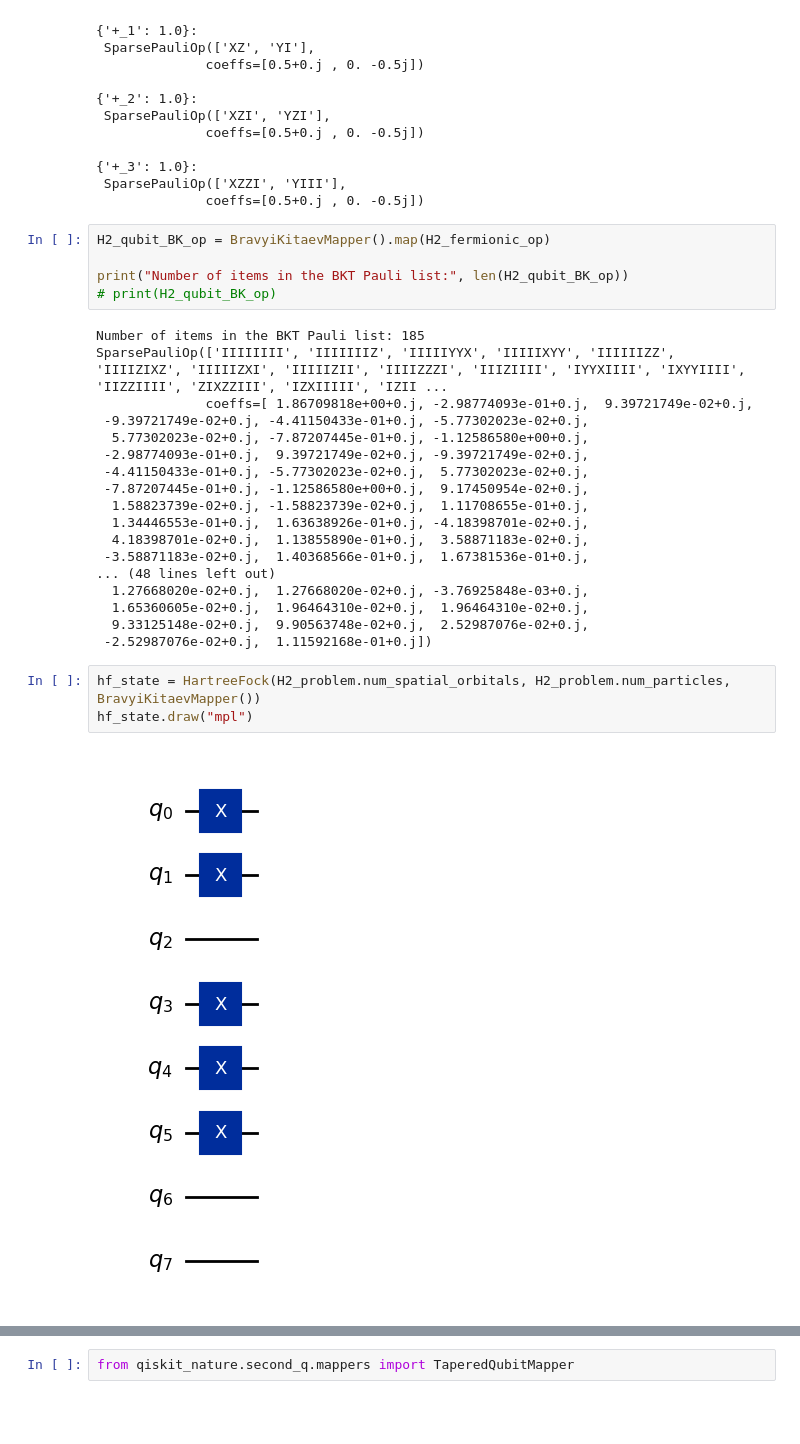
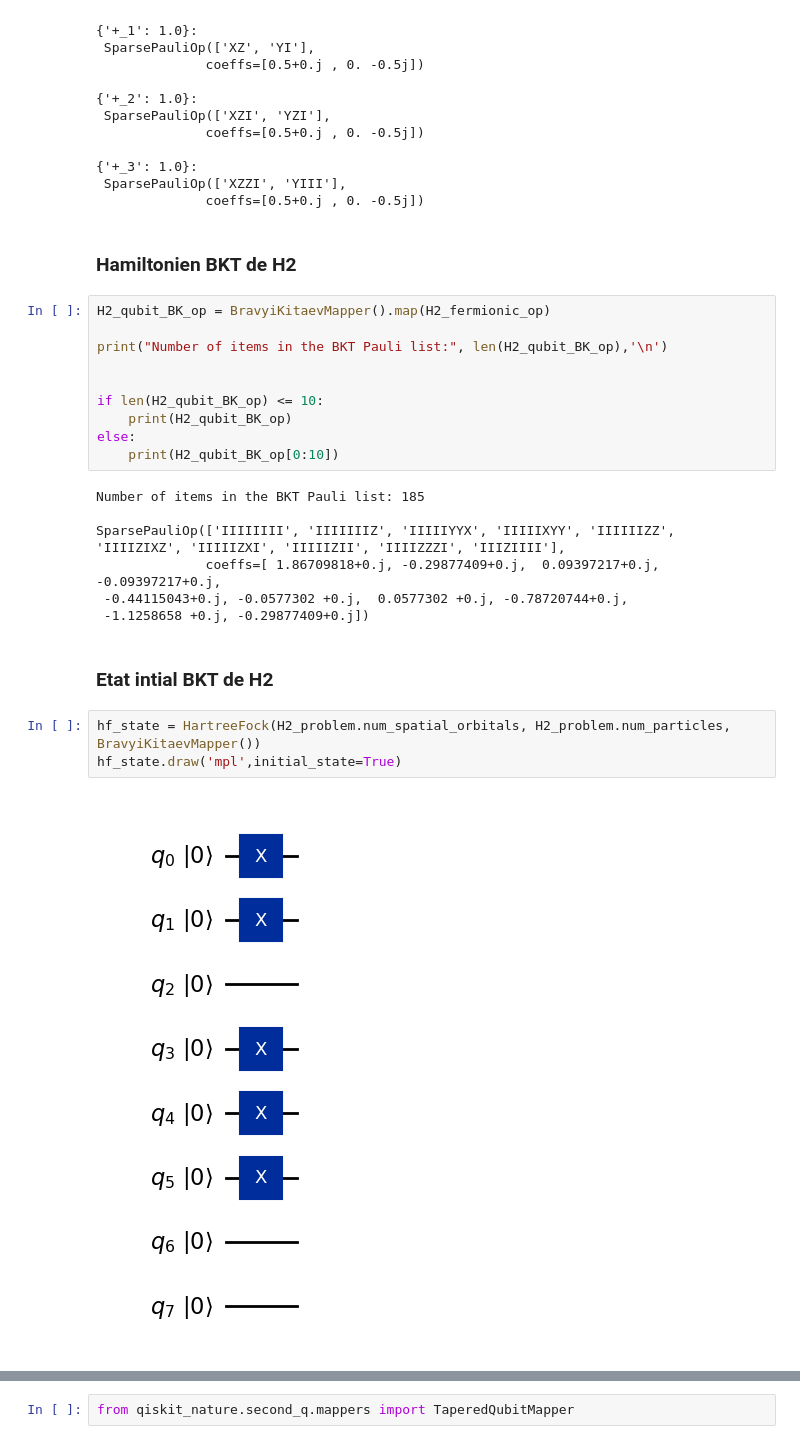
Before and after one commit to NanaEngo/PHY4268_Tutoriels_2024, a Jupyter notebook: PHY4248_ Tutorial 2 - Qiskit Qubit Hamiltonian_ 240425.ipynb, the cells around one changed output, grey strips where cells are left out. Saved outputs shown, nothing was run; the diff lists cells and outputs as text; blank space fills up the shorter version.

```diff
--- a/PHY4248_ Tutorial 2 - Qiskit Qubit Hamiltonian_ 240425.ipynb
+++ b/PHY4248_ Tutorial 2 - Qiskit Qubit Hamiltonian_ 240425.ipynb
@@ -672,34 +721,32 @@ for k in ({"+_0":1.0}, {"+_1":1.0}, {"+_2":1.0}, {"+_3":1.0}):
 {'+_3': 1.0}:
  SparsePauliOp(['XZZI', 'YIII'],
               coeffs=[0.5+0.j , 0. -0.5j])
+# %% [markdown]
+### Hamiltonien BKT de H2
 # %%
 H2_qubit_BK_op = BravyiKitaevMapper().map(H2_fermionic_op)
 
-print("Number of items in the BKT Pauli list:", len(H2_qubit_BK_op))
-# print(H2_qubit_BK_op)
+print("Number of items in the BKT Pauli list:", len(H2_qubit_BK_op),'\n')
+
+
+if len(H2_qubit_BK_op) <= 10:
+    print(H2_qubit_BK_op)
+else:
+    print(H2_qubit_BK_op[0:10])
 # %% [output]
 Number of items in the BKT Pauli list: 185
-SparsePauliOp(['IIIIIIII', 'IIIIIIIZ', 'IIIIIYYX', 'IIIIIXYY', 'IIIIIIZZ', 'IIIIZIXZ', 'IIIIIZXI', 'IIIIIZII', 'IIIIZZZI', 'IIIZIIII', 'IYYXIIII', 'IXYYIIII', 'IIZZIIII', 'ZIXZZIII', 'IZXIIIII', 'IZII ...
-              coeffs=[ 1.86709818e+00+0.j, -2.98774093e-01+0.j,  9.39721749e-02+0.j,
- -9.39721749e-02+0.j, -4.41150433e-01+0.j, -5.77302023e-02+0.j,
-  5.77302023e-02+0.j, -7.87207445e-01+0.j, -1.12586580e+00+0.j,
- -2.98774093e-01+0.j,  9.39721749e-02+0.j, -9.39721749e-02+0.j,
- -4.41150433e-01+0.j, -5.77302023e-02+0.j,  5.77302023e-02+0.j,
- -7.87207445e-01+0.j, -1.12586580e+00+0.j,  9.17450954e-02+0.j,
-  1.58823739e-02+0.j, -1.58823739e-02+0.j,  1.11708655e-01+0.j,
-  1.34446553e-01+0.j,  1.63638926e-01+0.j, -4.18398701e-02+0.j,
-  4.18398701e-02+0.j,  1.13855890e-01+0.j,  3.58871183e-02+0.j,
- -3.58871183e-02+0.j,  1.40368566e-01+0.j,  1.67381536e-01+0.j,
-... (48 lines left out)
-  1.27668020e-02+0.j,  1.27668020e-02+0.j, -3.76925848e-03+0.j,
-  1.65360605e-02+0.j,  1.96464310e-02+0.j,  1.96464310e-02+0.j,
-  9.33125148e-02+0.j,  9.90563748e-02+0.j,  2.52987076e-02+0.j,
- -2.52987076e-02+0.j,  1.11592168e-01+0.j])
+
+SparsePauliOp(['IIIIIIII', 'IIIIIIIZ', 'IIIIIYYX', 'IIIIIXYY', 'IIIIIIZZ', 'IIIIZIXZ', 'IIIIIZXI', 'IIIIIZII', 'IIIIZZZI', 'IIIZIIII'],
+              coeffs=[ 1.86709818+0.j, -0.29877409+0.j,  0.09397217+0.j, -0.09397217+0.j,
+ -0.44115043+0.j, -0.0577302 +0.j,  0.0577302 +0.j, -0.78720744+0.j,
+ -1.1258658 +0.j, -0.29877409+0.j])
+# %% [markdown]
+### Etat intial BKT de H2
 # %%
 hf_state = HartreeFock(H2_problem.num_spatial_orbitals, H2_problem.num_particles, BravyiKitaevMapper())
-hf_state.draw("mpl")
+hf_state.draw('mpl',initial_state=True)
 # %% [output]
-[figure, old version]
+[figure, new version]
 # %% [markdown]
 ## Réductions de qubit plus avancées
 
```
Also changed, not shown: parts of 20 cells of this notebook, 5 other files.
